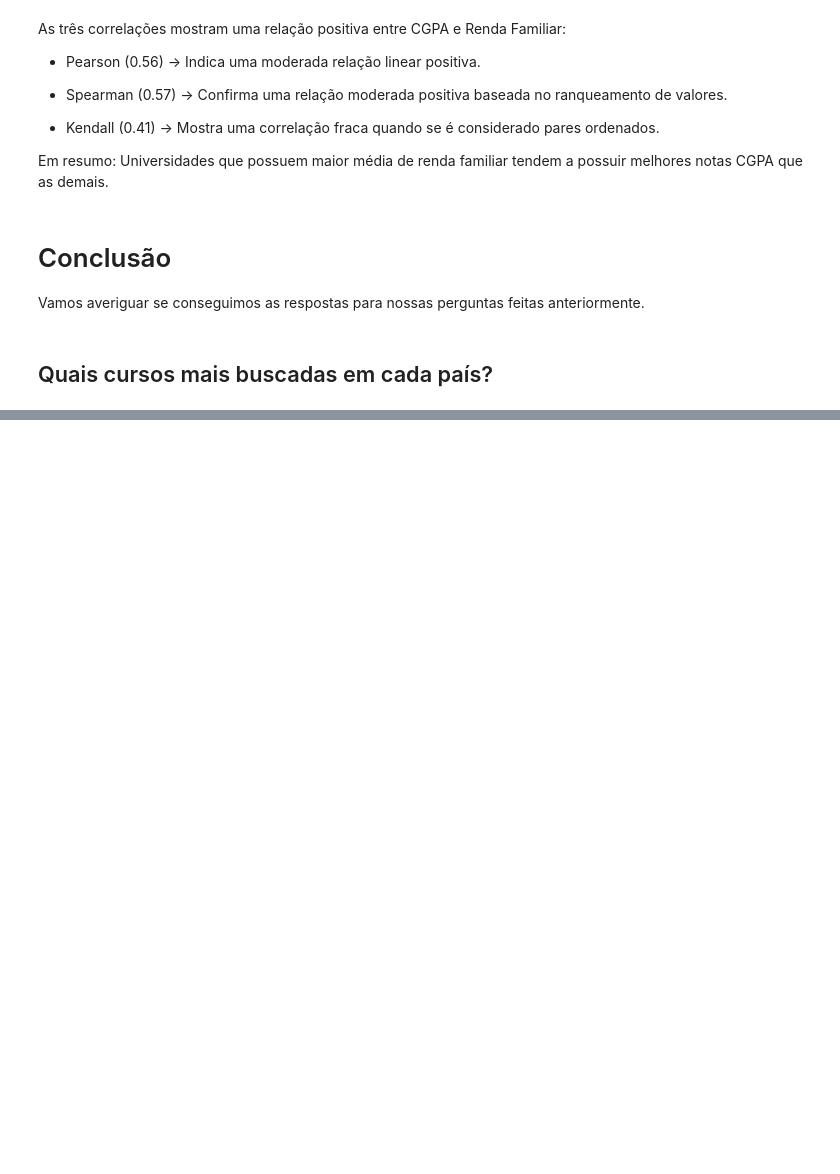
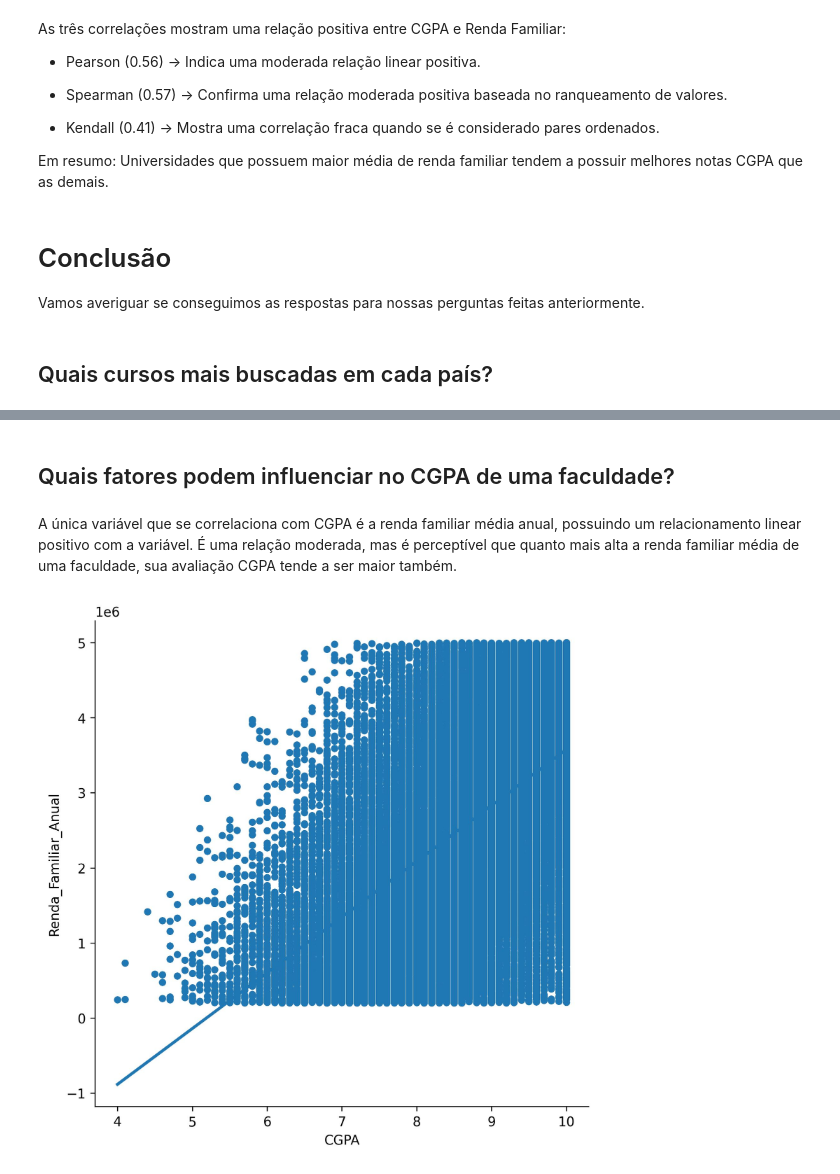
Before and after one commit to BruninSouza/Analise-Faculdades-Globais, a Jupyter notebook: analise.ipynb, the cells around one changed output, grey strips where cells are left out. Drawn from its saved outputs; the diff is of its cells as text; code cells hidden in the pictures; blank space fills up the shorter version.

```diff
--- a/analise.ipynb
+++ b/analise.ipynb
@@ -885,0 +981,10 @@ Vamos averiguar se conseguimos as respostas para nossas perguntas feitas anterio
+# %% [markdown]
+## Quais fatores podem influenciar no CGPA de uma faculdade?
+# %% [markdown]
+A única variável que se correlaciona com CGPA é a renda familiar média anual, possuindo um relacionamento linear positivo com a variável. É uma relação moderada, mas é perceptível que quanto mais alta a renda familiar média de uma faculdade, sua avaliação CGPA tende a ser maior também.
+# %%
+current_dir = os.getcwd()
+image_path = os.path.join(current_dir, 'graficos', 'regressao-linaer.jpeg')
+display(Image(filename=image_path, width=700))
+# %% [output]
+[figure, added]
```
Also changed, not shown: parts of 23 cells of this notebook.
